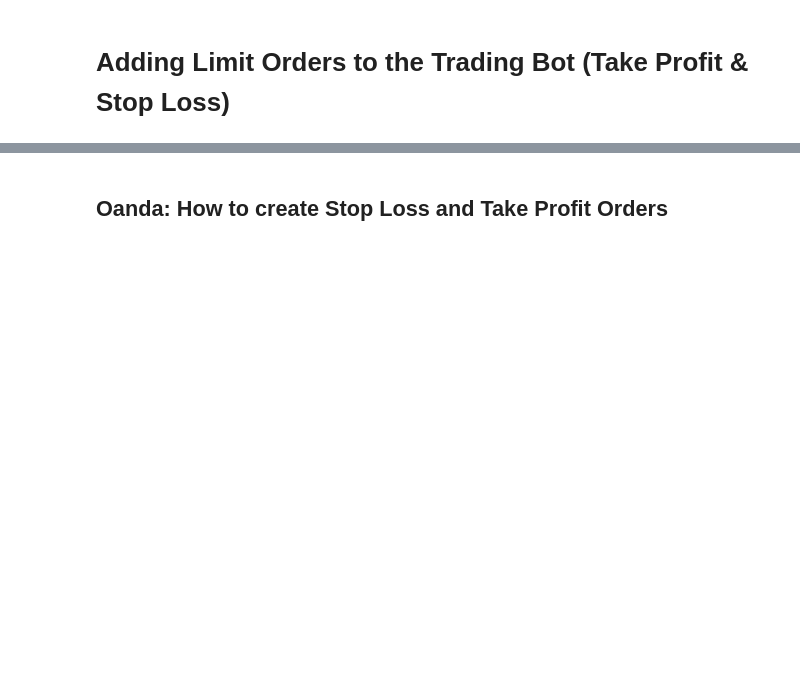
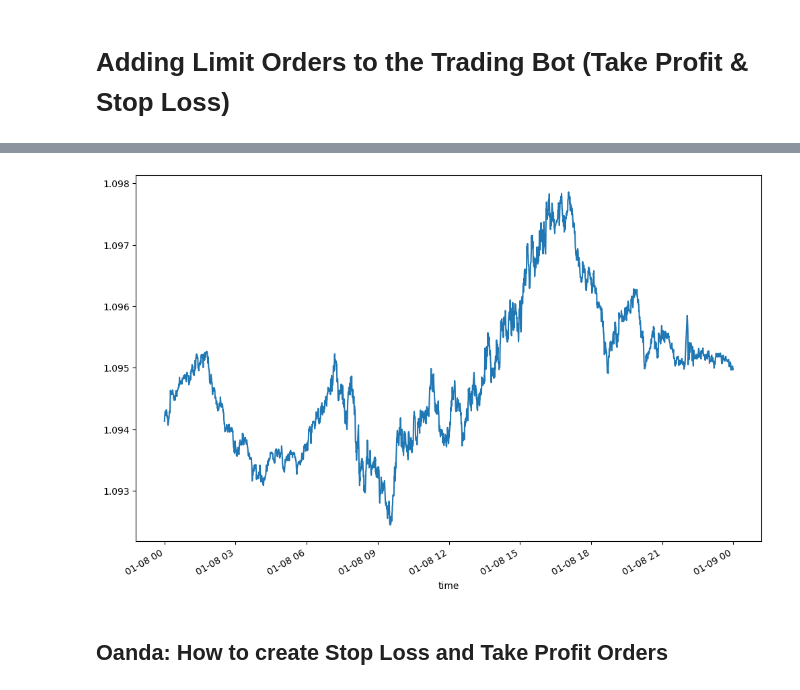
Before and after one commit to dshilman/algo-trading, a Jupyter notebook: code/explore/03 - Strateg.ipynb, the cells around one changed output, grey strips where cells are left out. Cells and saved outputs as stored; diff of their text form; code cells hidden in the pictures; blank space fills up the shorter version.

```diff
--- a/code/explore/03 - Strateg.ipynb
+++ b/code/explore/03 - Strateg.ipynb
@@ -150,18 +98,10 @@ df
 # %%
-print ("Inside determine_action")
-pos = None
-
-# update the latest position
-
-if df[instrument].iloc[-1] < df.Lower.iloc[-1]:
-    pos = 1
-elif df[self.instrument].iloc[-1] > df.Upper.iloc[-1]:
-    pos = -1
-
-if df.distance.iloc[-1] * df.distance.iloc[-2] < 0:
-    pos = 0
-
-df["position"].iloc[-1] = pos
+filtered_df = raw_df.query("time >= '2024-01-08 00:00:00' and time < '2024-01-08 23:59:59'")
+# %%
+filtered_df[instrument].plot(figsize = (12, 8), secondary_y = "position")
+plt.show()
+# %% [output]
+[figure, added]
 # %%
 trader = ConTrader("oanda.cfg", "EUR_USD", "1min", window = 1, units = 10000)
 # %%
```
Also changed, not shown: parts of 13 cells of this notebook, 2 other files.
